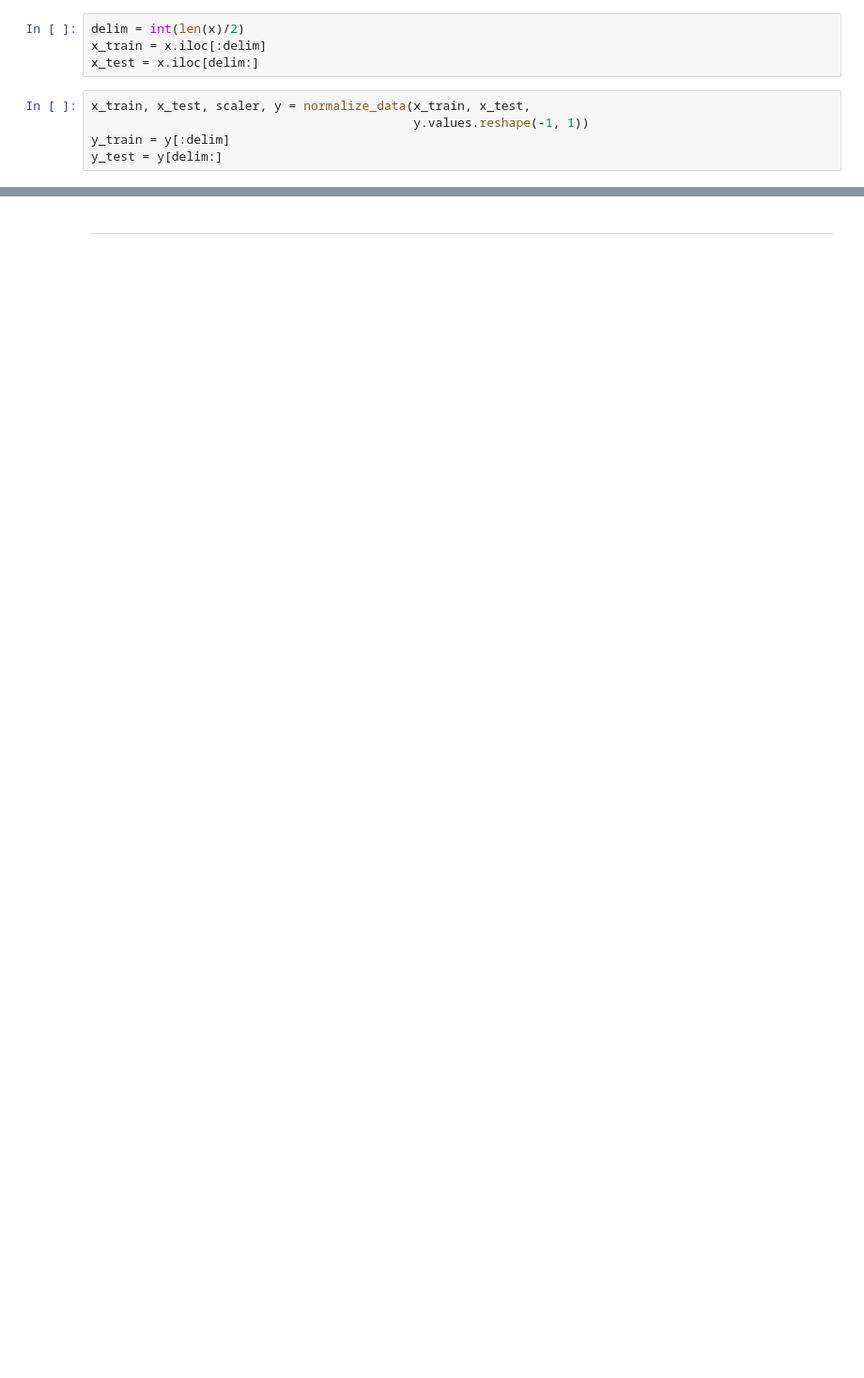
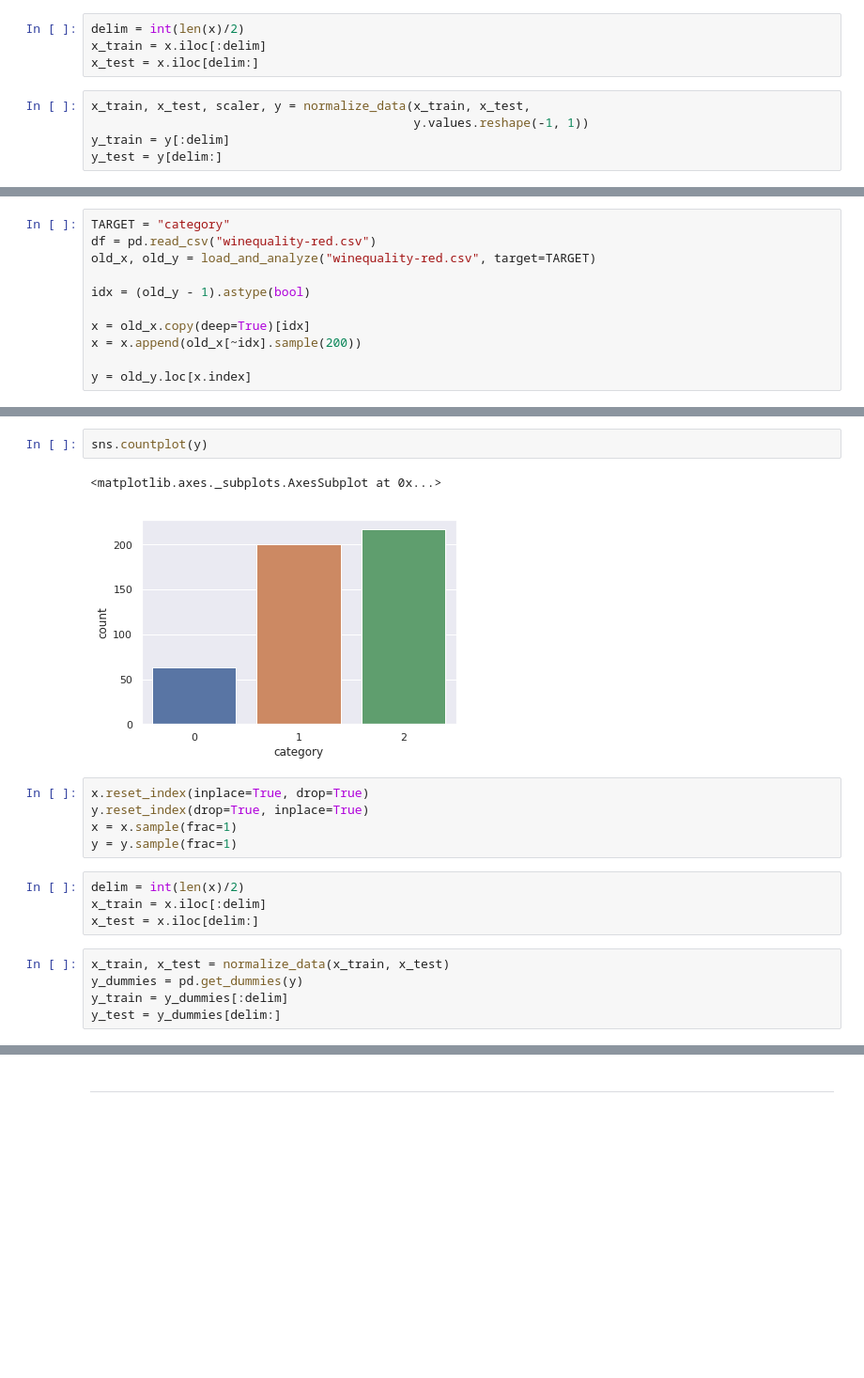
Before and after one commit to BrunoGomesCoelho/doodling-network, a Jupyter notebook: ex3/mlp-new.ipynb, the cells around one changed output, grey strips where cells are left out. Shown at 94% size. Cells and saved outputs as stored; diff of their text form; blank space fills up the shorter version.

```diff
--- a/ex3/mlp-new.ipynb
+++ b/ex3/mlp-new.ipynb
@@ -200,0 +236,11 @@ t.lr
+# %%
+TARGET = "category"
+df = pd.read_csv("winequality-red.csv")
+old_x, old_y = load_and_analyze("winequality-red.csv", target=TARGET)
+
+idx = (old_y - 1).astype(bool)
+
+x = old_x.copy(deep=True)[idx]
+x = x.append(old_x[~idx].sample(200))
+
+y = old_y.loc[x.index]
@@ -200,0 +250,19 @@ t.lr
+# %%
+sns.countplot(y)
+# %% [output]
+<matplotlib.axes._subplots.AxesSubplot at 0x...>
+[figure, added]
+# %%
+x.reset_index(inplace=True, drop=True)
+y.reset_index(drop=True, inplace=True)
+x = x.sample(frac=1)
+y = y.sample(frac=1)
+# %%
+delim = int(len(x)/2)
+x_train = x.iloc[:delim]
+x_test = x.iloc[delim:]
+# %%
+x_train, x_test = normalize_data(x_train, x_test)
+y_dummies = pd.get_dummies(y)
+y_train = y_dummies[:delim]
+y_test = y_dummies[delim:]
```
Also changed, not shown: parts of 25 cells of this notebook.
